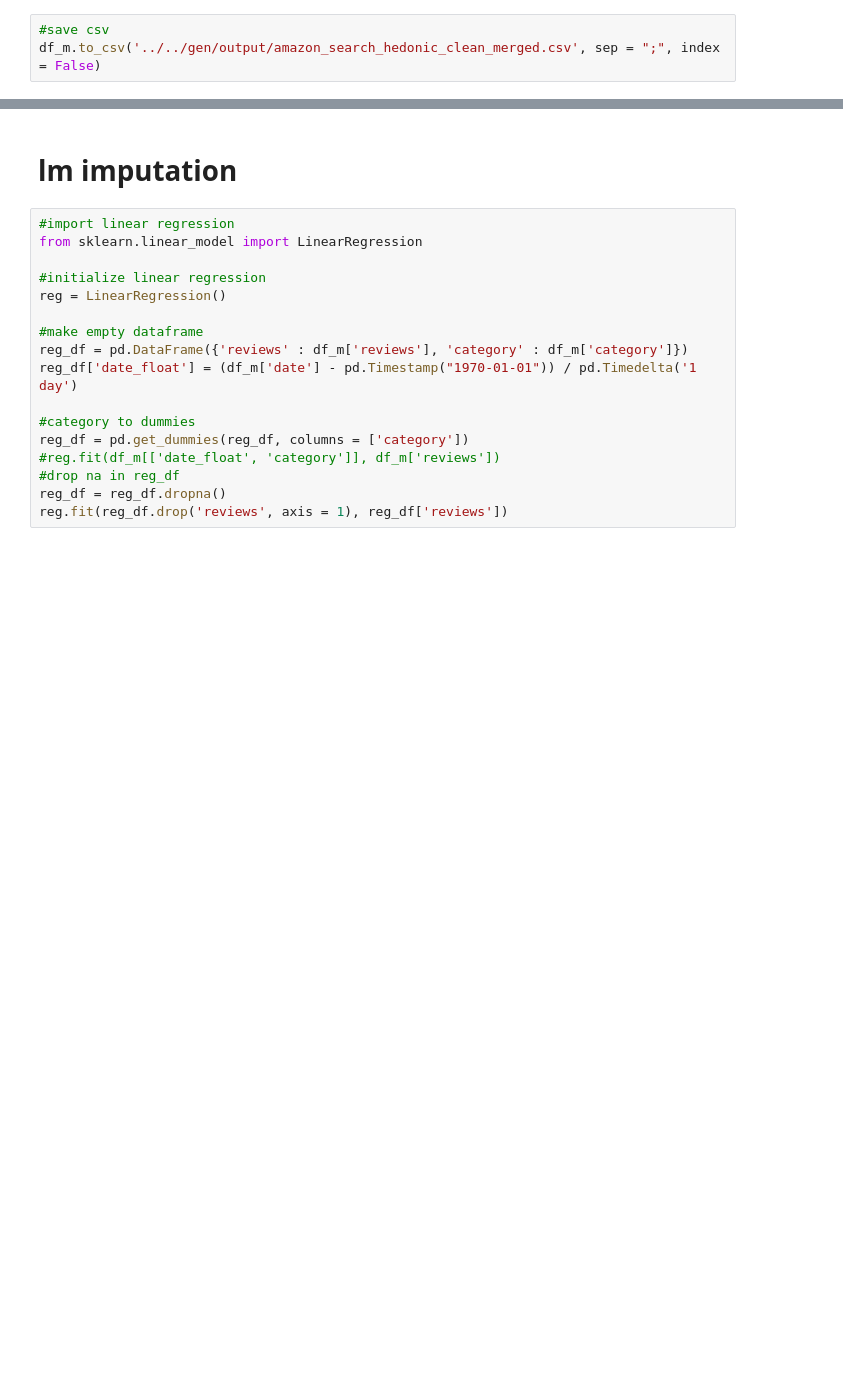
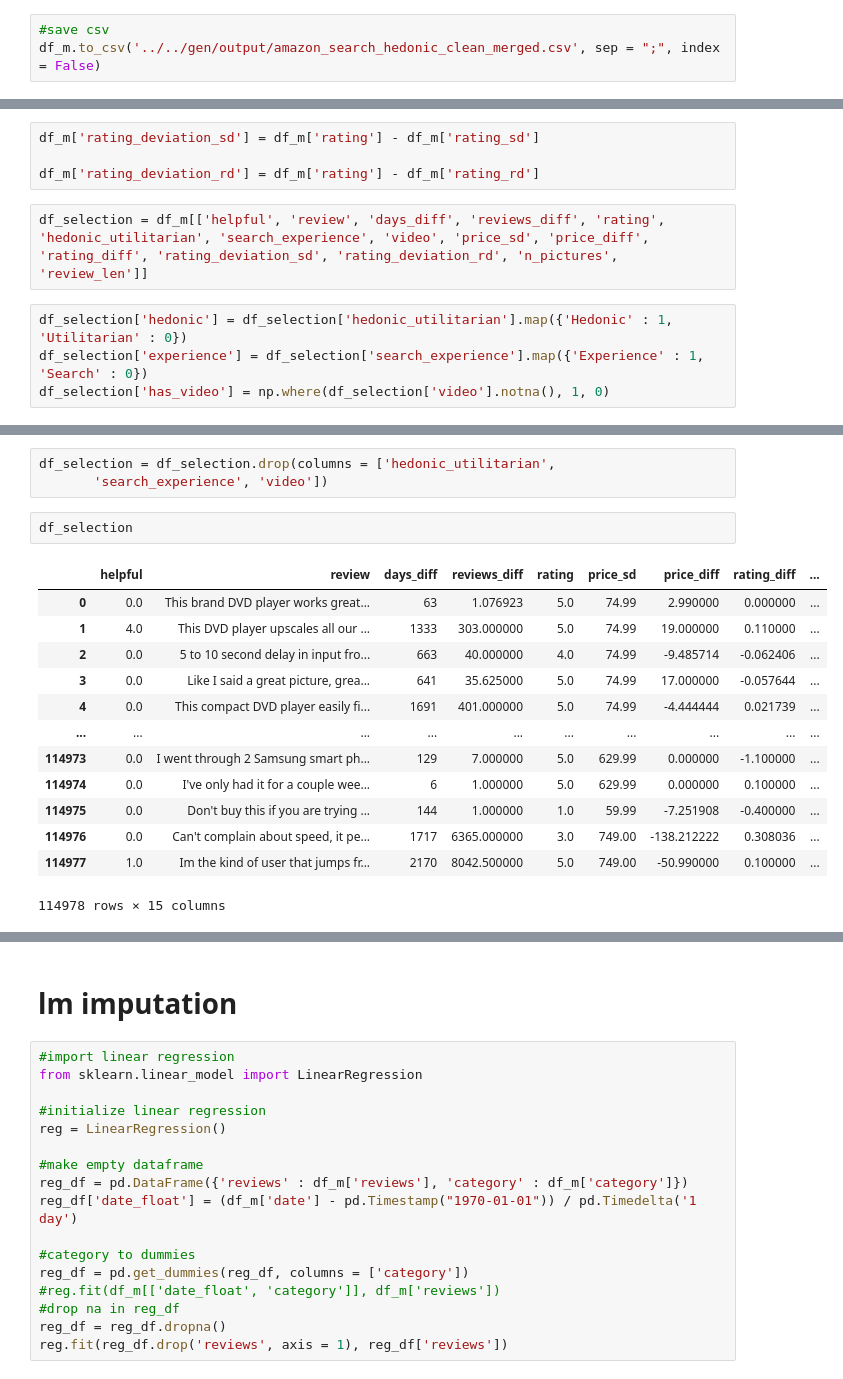
Before and after one commit to janvanderdoe/data_science_thesis, a Jupyter notebook: src/visualization/data_cleaning.ipynb, the cells around one changed output, grey strips where cells are left out. Drawn from its saved outputs; the diff is of its cells as text; blank space fills up the shorter version.

```diff
--- a/src/visualization/data_cleaning.ipynb
+++ b/src/visualization/data_cleaning.ipynb
@@ -385,0 +570,10 @@ df_m.to_csv('../../gen/output/amazon_search_hedonic_clean_merged.csv', sep = ";"
+# %%
+df_m['rating_deviation_sd'] = df_m['rating'] - df_m['rating_sd']
+
+df_m['rating_deviation_rd'] = df_m['rating'] - df_m['rating_rd']
+# %%
+df_selection = df_m[['helpful', 'review', 'days_diff', 'reviews_diff', 'rating', 'hedonic_utilitarian', 'search_experience', 'video', 'price_sd', 'price_diff', 'rating_diff', 'rating_deviation_sd', 'rating_deviation_rd', 'n_pictures', 'review_len']]
+# %%
+df_selection['hedonic'] = df_selection['hedonic_utilitarian'].map({'Hedonic' : 1, 'Utilitarian' : 0})
+df_selection['experience'] = df_selection['search_experience'].map({'Experience' : 1, 'Search' : 0})
+df_selection['has_video'] = np.where(df_selection['video'].notna(), 1, 0)
@@ -385,0 +596,19 @@ df_m.to_csv('../../gen/output/amazon_search_hedonic_clean_merged.csv', sep = ";"
+# %%
+df_selection = df_selection.drop(columns = ['hedonic_utilitarian',
+       'search_experience', 'video'])
+# %%
+df_selection
+# %% [output]
+|  | helpful | review | days_diff | reviews_diff | rating | price_sd | price_diff | rating_diff | ... |
+| 0 | 0.0 | This brand DVD player works great... | 63 | 1.076923 | 5.0 | 74.99 | 2.990000 | 0.000000 | ... |
+| 1 | 4.0 | This DVD player upscales all our ... | 1333 | 303.000000 | 5.0 | 74.99 | 19.000000 | 0.110000 | ... |
+| 2 | 0.0 | 5 to 10 second delay in input fro... | 663 | 40.000000 | 4.0 | 74.99 | -9.485714 | -0.062406 | ... |
+| 3 | 0.0 | Like I said a great picture, grea... | 641 | 35.625000 | 5.0 | 74.99 | 17.000000 | -0.057644 | ... |
+| 4 | 0.0 | This compact DVD player easily fi... | 1691 | 401.000000 | 5.0 | 74.99 | -4.444444 | 0.021739 | ... |
+| ... | ... | ... | ... | ... | ... | ... | ... | ... | ... |
+| 114973 | 0.0 | I went through 2 Samsung smart ph... | 129 | 7.000000 | 5.0 | 629.99 | 0.000000 | -1.100000 | ... |
+| 114974 | 0.0 | I've only had it for a couple wee... | 6 | 1.000000 | 5.0 | 629.99 | 0.000000 | 0.100000 | ... |
+| 114975 | 0.0 | Don't buy this if you are trying ... | 144 | 1.000000 | 1.0 | 59.99 | -7.251908 | -0.400000 | ... |
+| 114976 | 0.0 | Can't complain about speed, it pe... | 1717 | 6365.000000 | 3.0 | 749.00 | -138.212222 | 0.308036 | ... |
+| 114977 | 1.0 | Im the kind of user that jumps fr... | 2170 | 8042.500000 | 5.0 | 749.00 | -50.990000 | 0.100000 | ... |
+114978 rows × 15 columns
```
Also changed, not shown: parts of 41 cells of this notebook, 3 other files.
